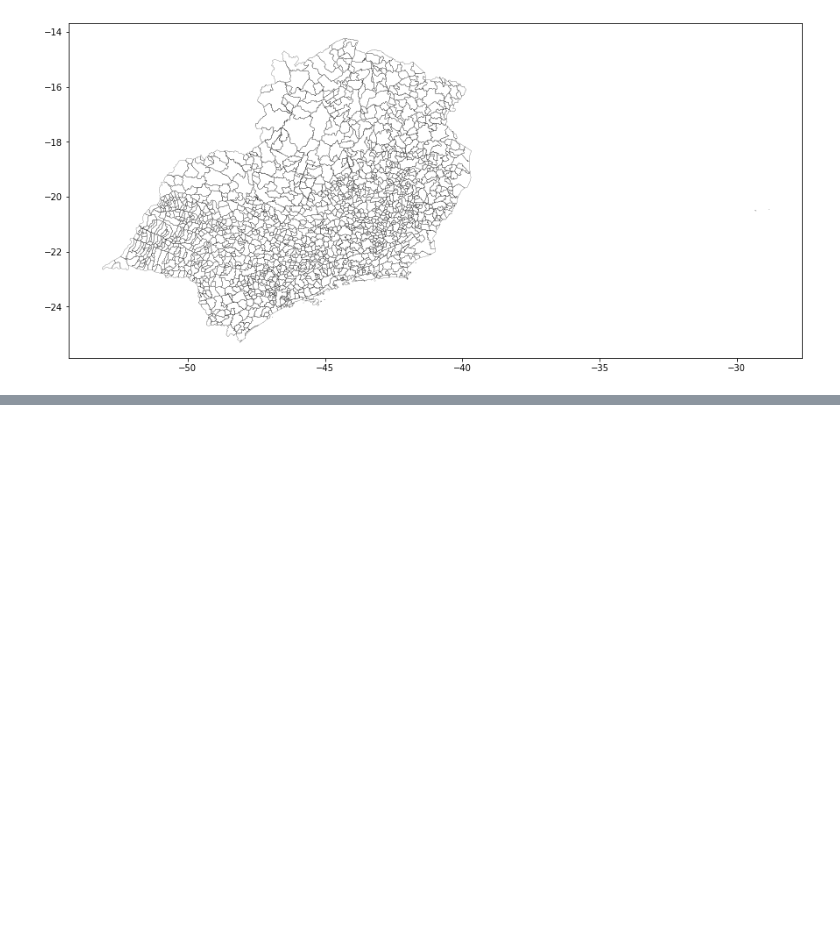
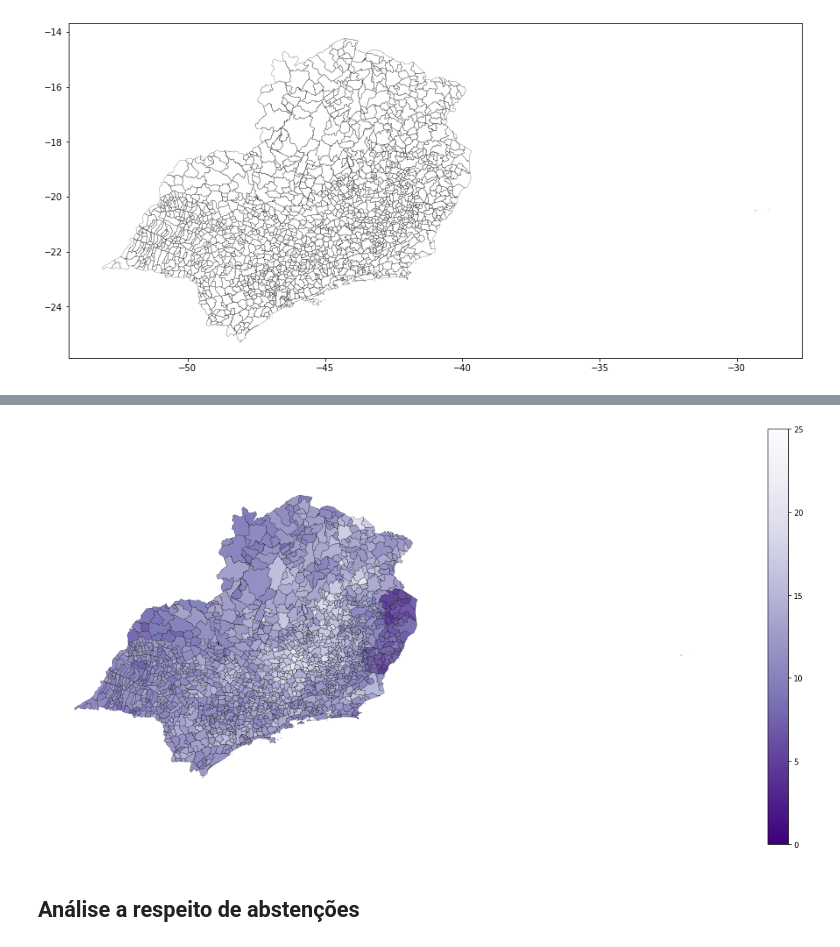
Before and after one commit to anacarolerthal/brazilian-elections-2022, a Jupyter notebook: analysis.ipynb, the cells around one changed output, grey strips where cells are left out. Saved outputs shown, nothing was run; the diff lists cells and outputs as text; code cells hidden in the pictures; blank space fills up the shorter version.

```diff
--- a/analysis.ipynb
+++ b/analysis.ipynb
@@ -57 +78,23 @@ flt2 = ((municipio_geometry_rj_gpd['turno'] == 2))
+# %%
+# proporcao brancos e nulos 2º turno
+
+fig, ax = plt.subplots(1, figsize=(20, 20))
+ax2 = municipio_geometry_sudeste_gpd.boundary.plot(figsize = (20,20), edgecolor = 'k', linewidth = 0.1, ax = ax)
+ax = municipio_geometry_sudeste_gpd[flt2].plot(column = 'proporcao_brancos_nulos',
+                                        categorical = False,
+                                        legend = True,
+                                        figsize = (20,20),
+                                        ax = ax,
+                                        legend_kwds={'shrink': 0.5},
+                                        cmap = 'Purples_r',
+                                        vmin = 0,
+                                        vmax = 25
+                                        )
+
+ax.set_axis_off()
+plt.show()
+# %% [output]
+[figure, added]
+# %% [markdown]
+## Análise a respeito de abstenções
 # %%
```
Also changed, not shown: parts of 23 cells of this notebook, 1 other file.
